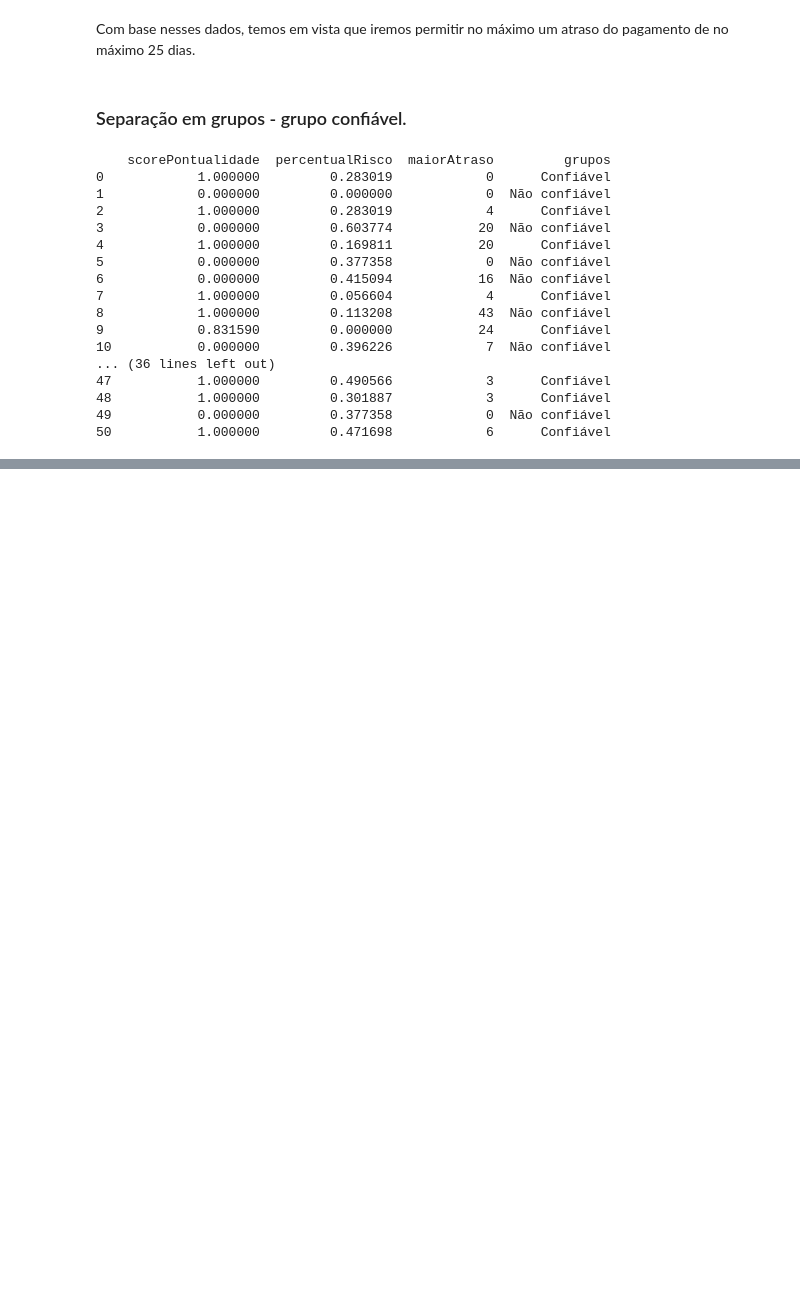
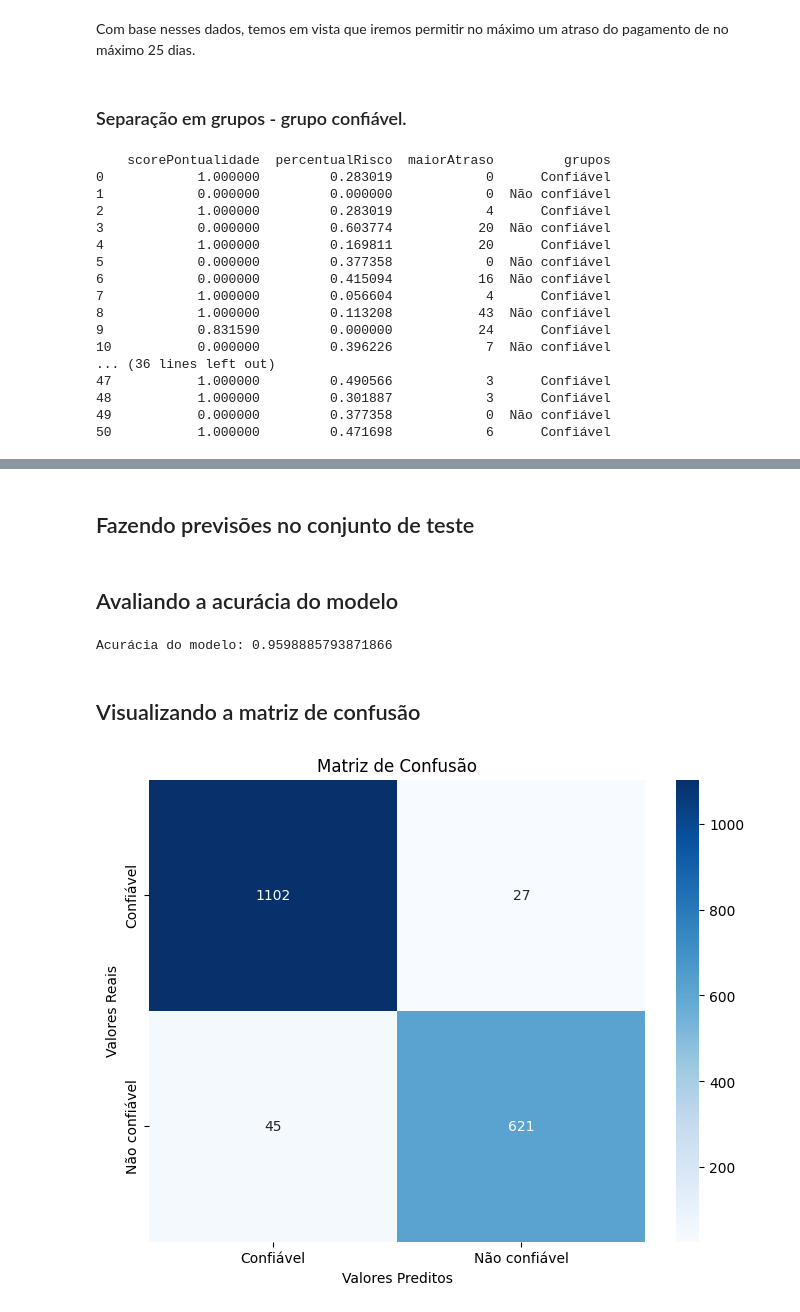
Before and after one commit to lucasrabd/WellDoneABX, a Jupyter notebook: Analise_1_ABX_Welldone.ipynb, the cells around one changed output, grey strips where cells are left out. Saved outputs shown, nothing was run; the diff lists cells and outputs as text; code cells hidden in the pictures; blank space fills up the shorter version.

```diff
--- a/Analise_1_ABX_Welldone.ipynb
+++ b/Analise_1_ABX_Welldone.ipynb
@@ -304,0 +303,2 @@ Grupo previsto para o novo cliente: Confiável
+# %% [markdown]
+## Fazendo previsões no conjunto de teste
@@ -304,0 +307,19 @@ Grupo previsto para o novo cliente: Confiável
+# %% [markdown]
+## Avaliando a acurácia do modelo
+# %%
+accuracy = accuracy_score(y_test, y_pred)
+print("Acurácia do modelo:", accuracy)
+# %% [output]
+Acurácia do modelo: 0.9598885793871866
+# %% [markdown]
+## Visualizando a matriz de confusão
+# %%
+conf_mat = confusion_matrix(y_test, y_pred)
+plt.figure(figsize=(8, 6))
+sns.heatmap(conf_mat, annot=True, fmt="d", cmap="Blues", xticklabels=model.classes_, yticklabels=model.classes_)
+plt.title("Matriz de Confusão")
+plt.xlabel('Valores Preditos')
+plt.ylabel('Valores Reais')
+plt.show()
+# %% [output]
+[figure, added]
```
Also changed, not shown: parts of 26 cells of this notebook.
